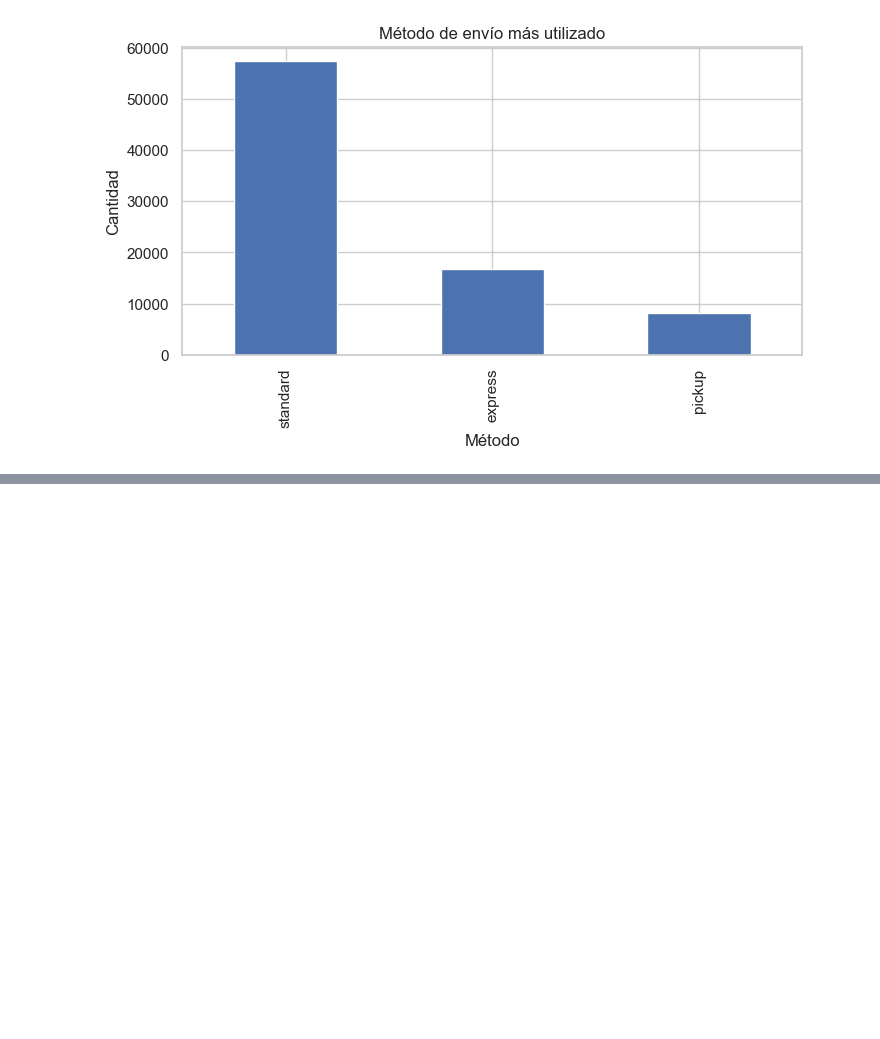
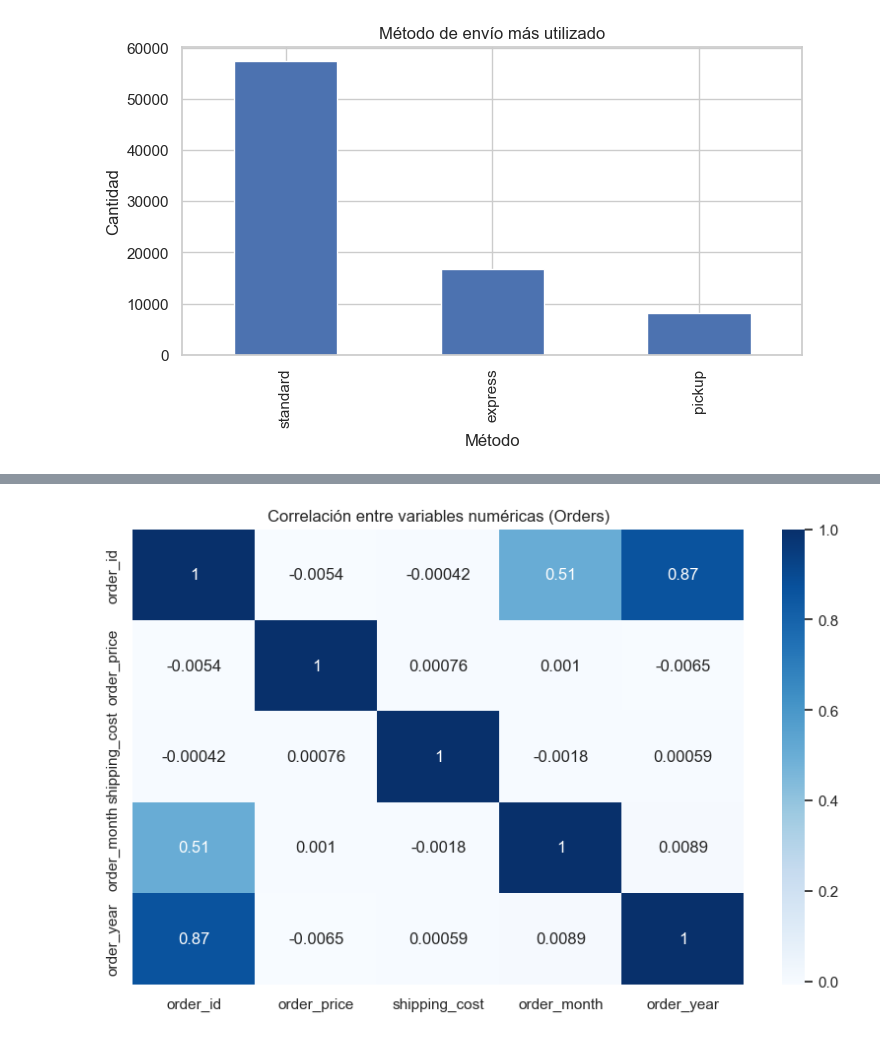
Before and after one commit to Jsilveira20/Gobierno-y-gestion, a Jupyter notebook: notebooks/Visualizaciones.ipynb, the cells around one changed output, grey strips where cells are left out. Saved outputs shown, nothing was run; the diff lists cells and outputs as text; code cells hidden in the pictures; blank space fills up the shorter version.

```diff
--- a/notebooks/Visualizaciones.ipynb
+++ b/notebooks/Visualizaciones.ipynb
@@ -70,0 +80,8 @@ KeyError: 'recency'
+# %%
+numeric_cols = orders.select_dtypes(include="number")
+plt.figure(figsize=(10,6))
+sns.heatmap(numeric_cols.corr(), annot=True, cmap="Blues")
+plt.title("Correlación entre variables numéricas (Orders)")
+plt.show()
+# %% [output]
+[figure, added]
```
Also changed, not shown: parts of 18 cells of this notebook.
